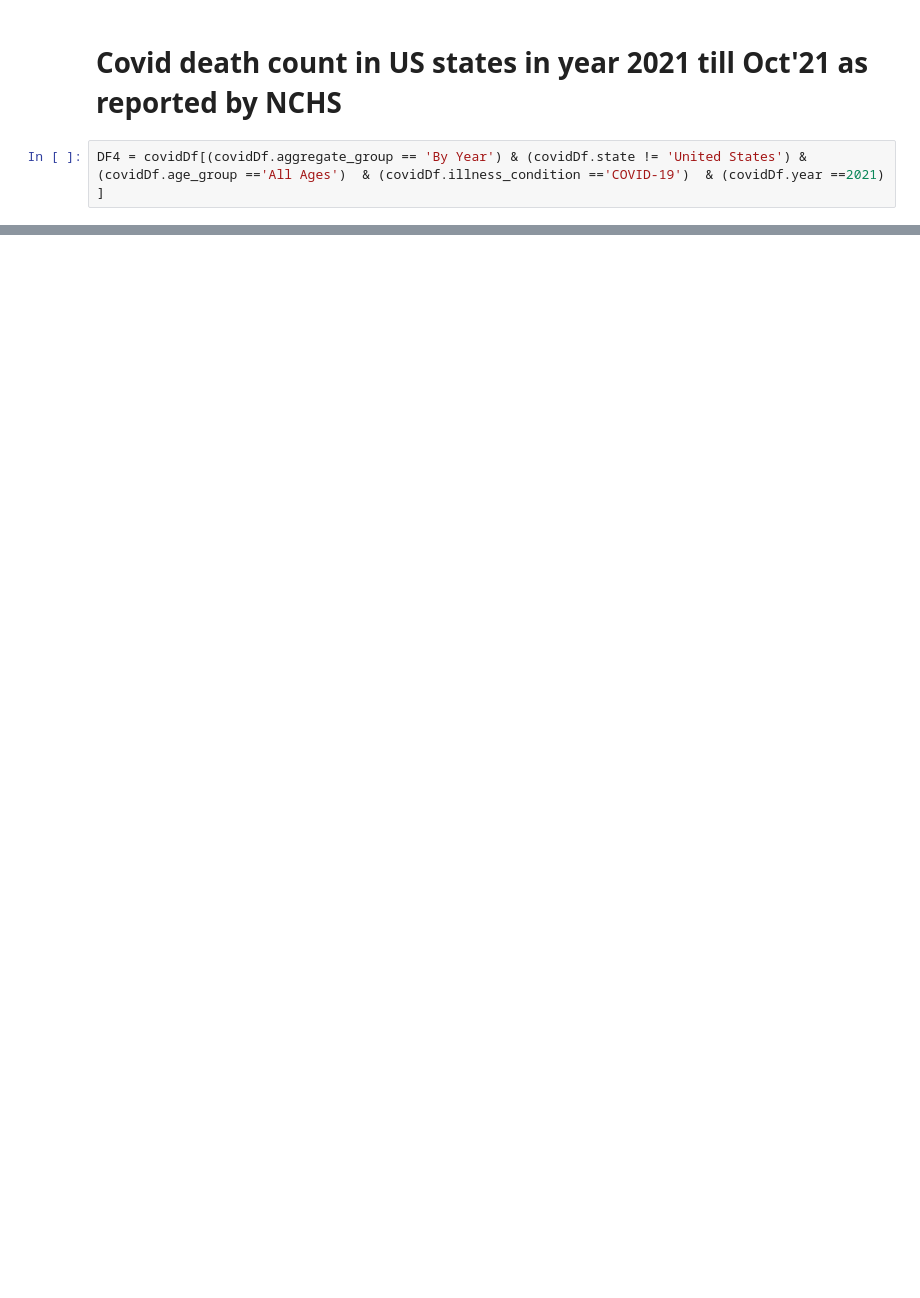
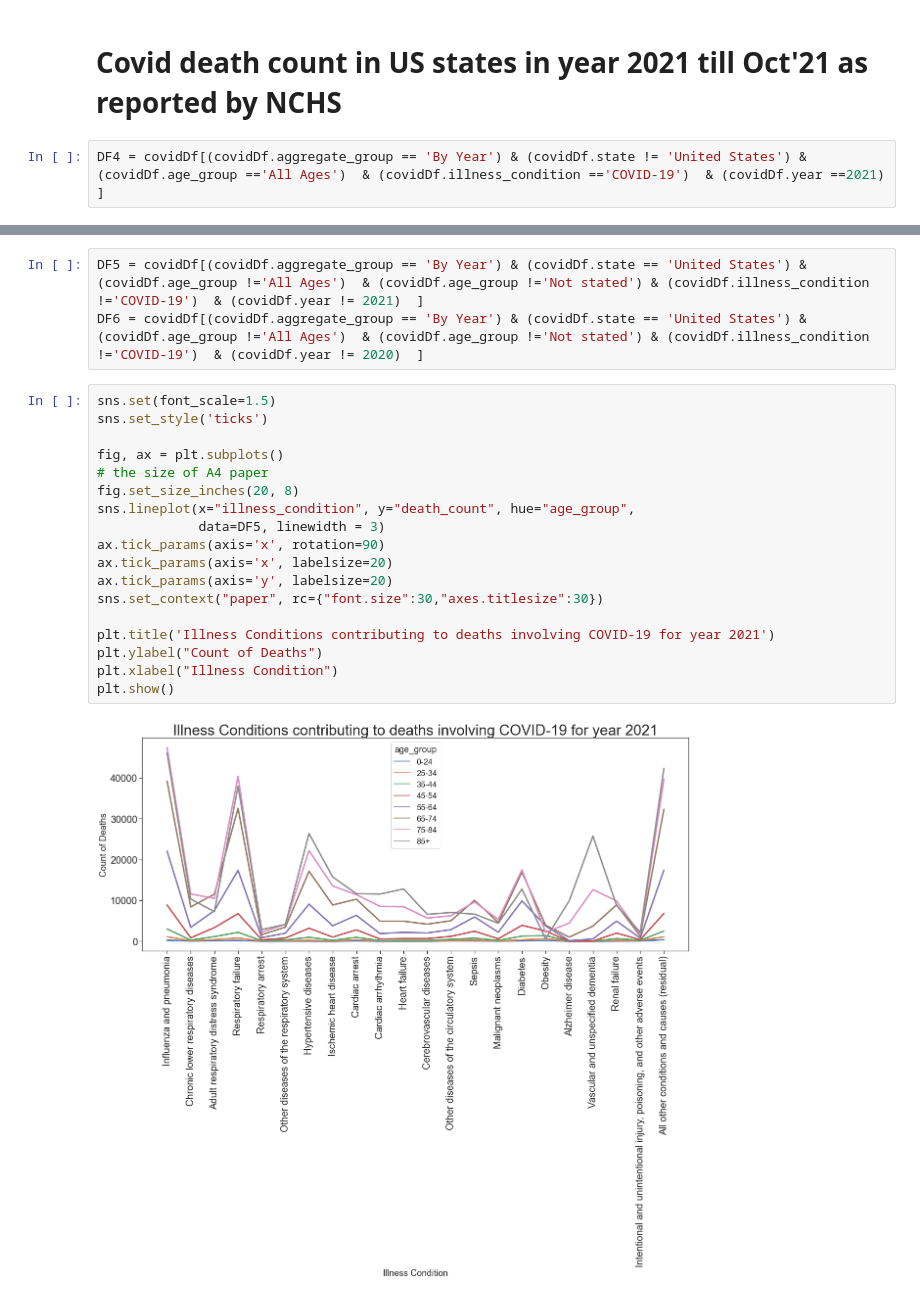
Before and after one commit to DAB103-2021/Group09, a Jupyter notebook: Project1_EDA_Group9.ipynb, the cells around one changed output, grey strips where cells are left out. Cells and saved outputs as stored; diff of their text form; blank space fills up the shorter version.

```diff
--- a/Project1_EDA_Group9.ipynb
+++ b/Project1_EDA_Group9.ipynb
@@ -172,0 +174,23 @@ plt.show()
+# %%
+DF5 = covidDf[(covidDf.aggregate_group == 'By Year') & (covidDf.state == 'United States') & (covidDf.age_group !='All Ages')  & (covidDf.age_group !='Not stated') & (covidDf.illness_condition !='COVID-19')  & (covidDf.year != 2021)  ]
+DF6 = covidDf[(covidDf.aggregate_group == 'By Year') & (covidDf.state == 'United States') & (covidDf.age_group !='All Ages')  & (covidDf.age_group !='Not stated') & (covidDf.illness_condition !='COVID-19')  & (covidDf.year != 2020)  ]
+# %%
+sns.set(font_scale=1.5)
+sns.set_style('ticks')
+
+fig, ax = plt.subplots()
+# the size of A4 paper
+fig.set_size_inches(20, 8)
+sns.lineplot(x="illness_condition", y="death_count", hue="age_group",
+             data=DF5, linewidth = 3)
+ax.tick_params(axis='x', rotation=90)
+ax.tick_params(axis='x', labelsize=20)
+ax.tick_params(axis='y', labelsize=20)
+sns.set_context("paper", rc={"font.size":30,"axes.titlesize":30})
+
+plt.title('Illness Conditions contributing to deaths involving COVID-19 for year 2021')
+plt.ylabel("Count of Deaths")
+plt.xlabel("Illness Condition")
+plt.show()
+# %% [output]
+[figure, added]
```
Also changed, not shown: parts of 31 cells of this notebook.
